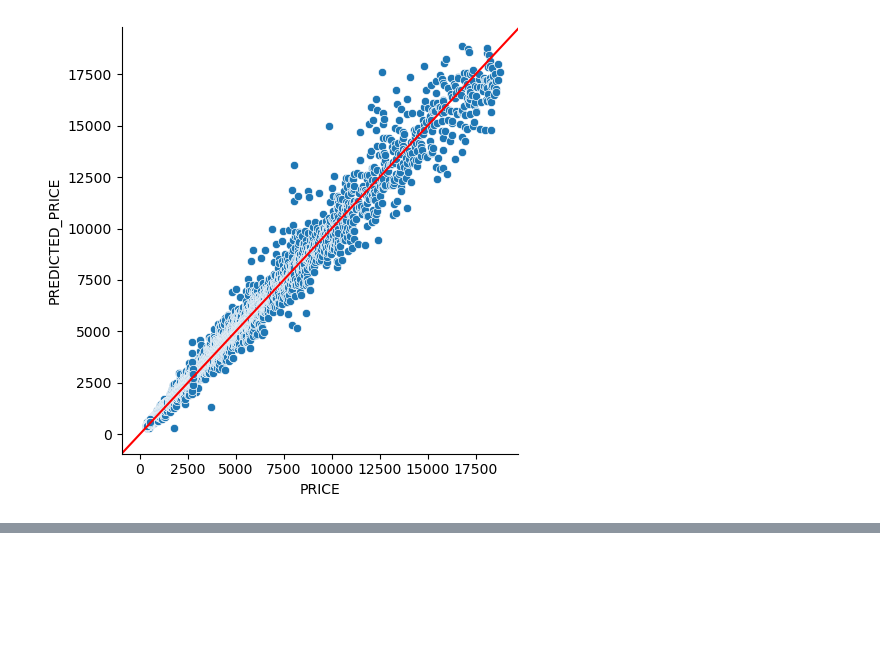
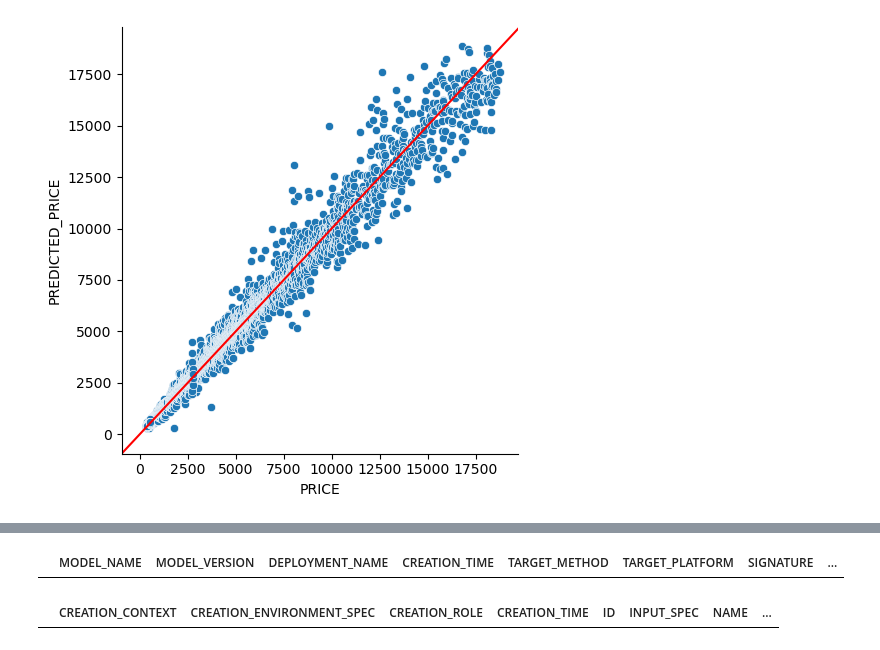
Before and after one commit to Snowflake-Labs/sfguide-intro-to-machine-learning-with-snowflake-ml-for-python, a Jupyter notebook: 3_snowpark_ml_model_training_deployment.ipynb, the cells around one changed output, grey strips where cells are left out. Saved outputs shown, nothing was run; the diff lists cells and outputs as text; code cells hidden in the pictures; blank space fills up the shorter version.

```diff
--- a/3_snowpark_ml_model_training_deployment.ipynb
+++ b/3_snowpark_ml_model_training_deployment.ipynb
@@ -381,2 +418,10 @@ test_df_w_preds.write.mode('overwrite').save_as_table('diamonds_w_predictions')
+# %%
+registry.list_deployments(model_name, model_version).to_pandas()
+# %% [output]
+|  | MODEL_NAME | MODEL_VERSION | DEPLOYMENT_NAME | CREATION_TIME | TARGET_METHOD | TARGET_PLATFORM | SIGNATURE | ... |
+# %%
+registry.list_models().to_pandas()
+# %% [output]
+|  | CREATION_CONTEXT | CREATION_ENVIRONMENT_SPEC | CREATION_ROLE | CREATION_TIME | ID | INPUT_SPEC | NAME | ... |
 # %%
 session.close()
```
Also changed, not shown: parts of 23 cells of this notebook, 2 other files.
